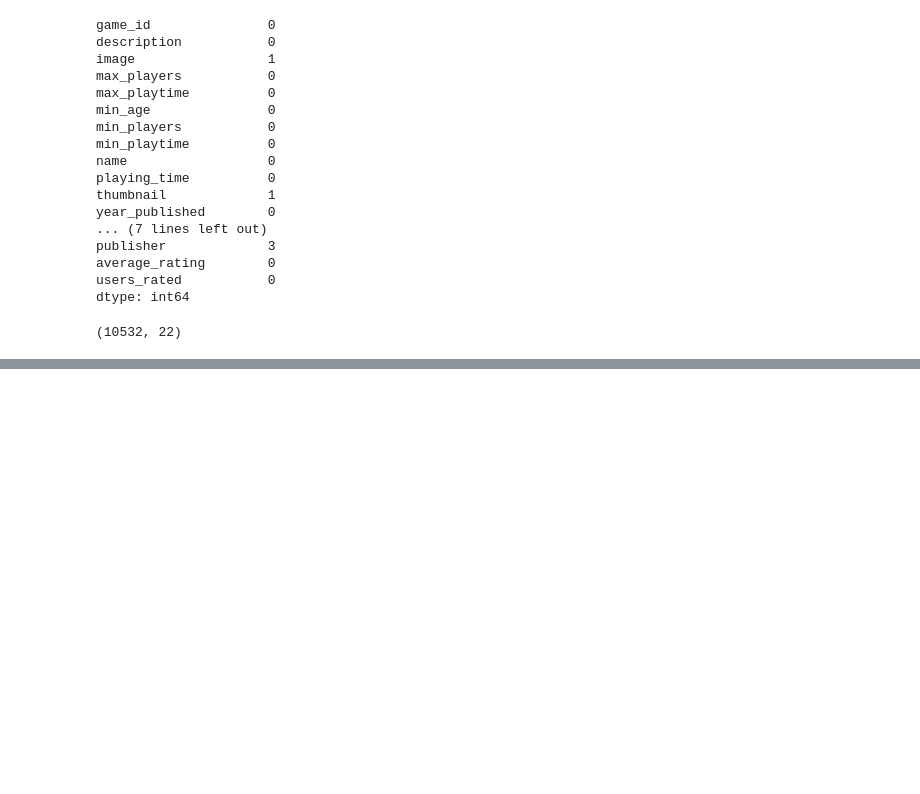
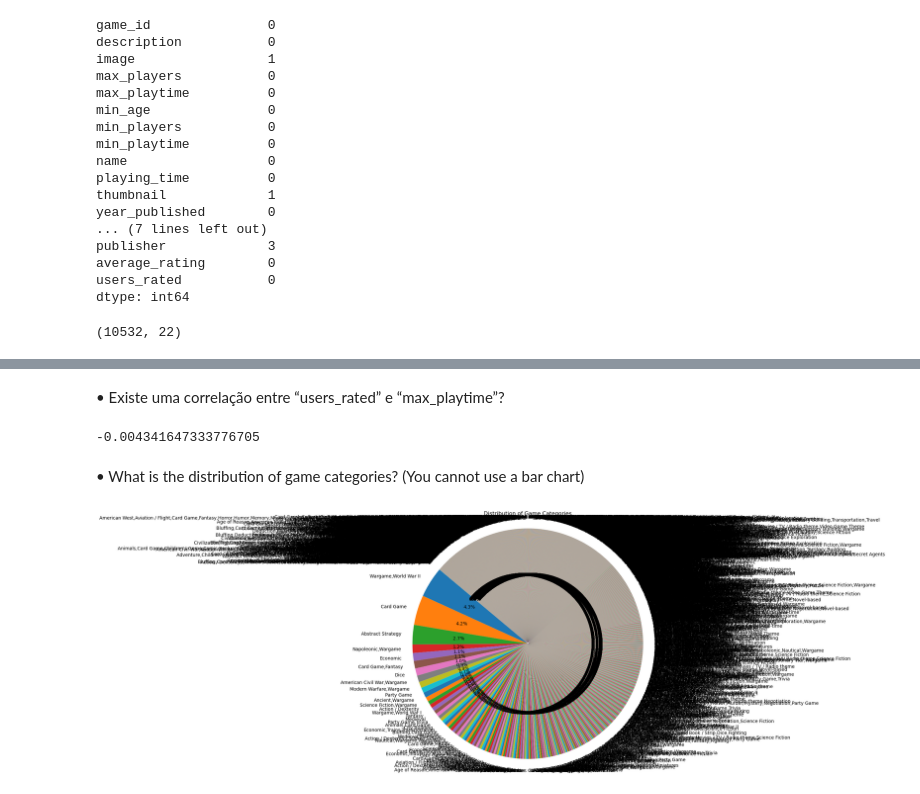
Before and after one commit to Babreucosta/CA1_DataVisTech, a Jupyter notebook: BarbaraAbreuCosta_DVisHDip_CA1.ipynb, the cells around one changed output, grey strips where cells are left out. Cells and saved outputs as stored; diff of their text form; code cells hidden in the pictures; blank space fills up the shorter version.

```diff
--- a/BarbaraAbreuCosta_DVisHDip_CA1.ipynb
+++ b/BarbaraAbreuCosta_DVisHDip_CA1.ipynb
@@ -130,0 +206,25 @@ board_games.describe()
+# %% [markdown]
+
+• Existe uma correlação entre “users_rated” e “max_playtime”?
+# %%
+# Calculate the Pearson correlation coefficient
+correlation = board_games['users_rated'].corr(board_games['max_playtime'])
+
+# Display the correlation coefficient
+correlation
+# %% [output]
+-0.004341647333776705
+# %% [markdown]
+• What is the distribution of game categories? (You cannot use a bar chart)
+# %%
+# Calculate the distribution of game categories
+category_distribution = board_games['category'].value_counts()
+
+# Create a pie chart
+plt.figure(figsize=(10, 10))
+plt.pie(category_distribution, labels=category_distribution.index, autopct='%1.1f%%', startangle=140)
+plt.title('Distribution of Game Categories')
+plt.axis('equal')  # Equal aspect ratio ensures that pie is drawn as a circle.
+plt.show()
+# %% [output]
+[figure, added]
```
Also changed, not shown: parts of 29 cells of this notebook.
